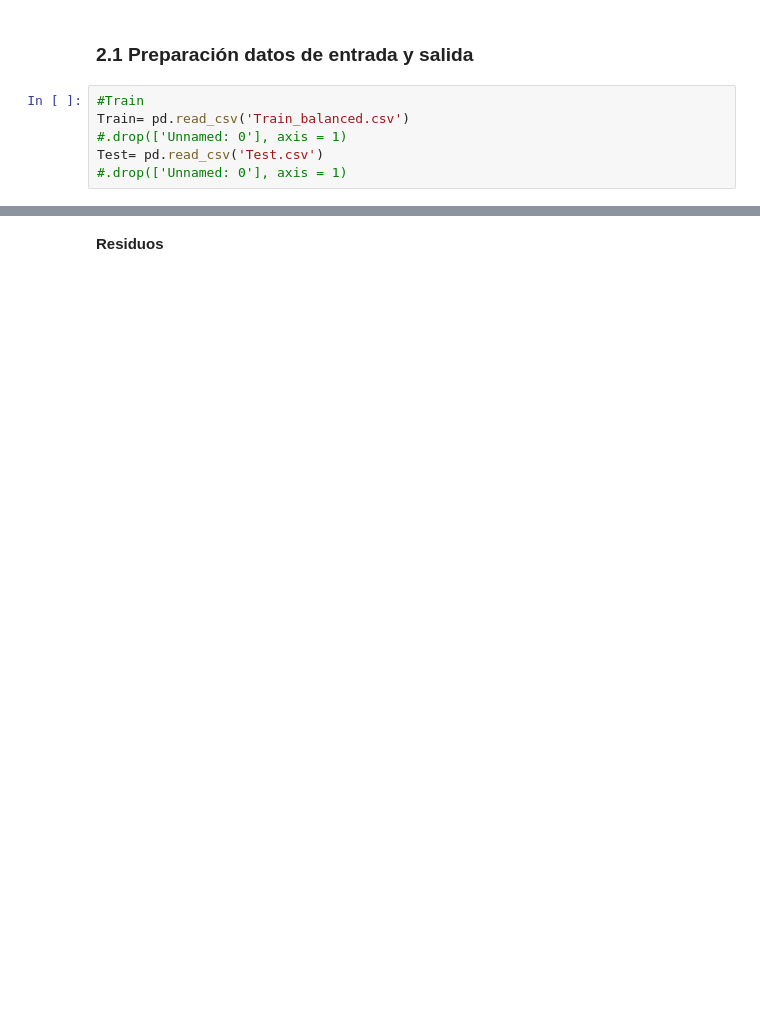
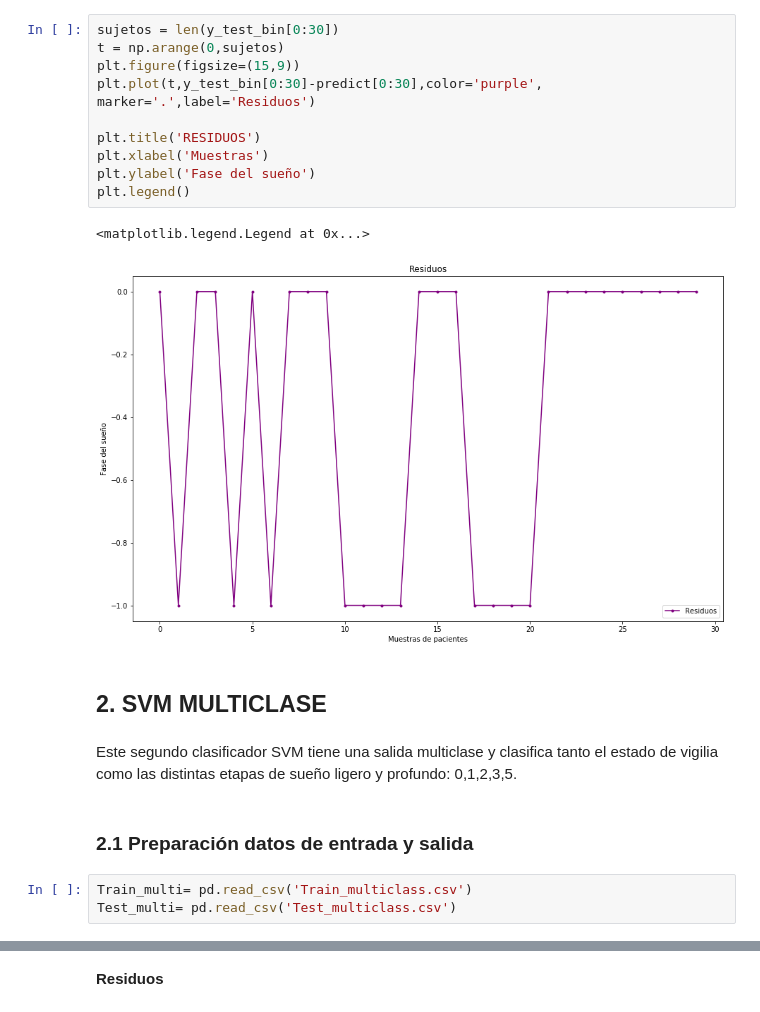
Before and after one commit to Noemiglois/SleepAnalysisWearable, a Jupyter notebook: Clasificador SVM.ipynb, the cells around one changed output, grey strips where cells are left out. Cells and saved outputs as stored; diff of their text form; blank space fills up the shorter version.

```diff
--- a/Clasificador SVM.ipynb
+++ b/Clasificador SVM.ipynb
@@ -44,9 +156,23 @@ En el siguiente apartado se preparan los datos para seleccionar una salida binar
+# %%
+sujetos = len(y_test_bin[0:30])
+t = np.arange(0,sujetos)
+plt.figure(figsize=(15,9))
+plt.plot(t,y_test_bin[0:30]-predict[0:30],color='purple', marker='.',label='Residuos')
+
+plt.title('RESIDUOS')
+plt.xlabel('Muestras')
+plt.ylabel('Fase del sueño')
+plt.legend()
+# %% [output]
+<matplotlib.legend.Legend at 0x...>
+[figure, added]
+# %% [markdown]
+## 2. SVM MULTICLASE
+# %% [markdown]
+Este segundo clasificador SVM tiene una salida multiclase y clasifica tanto el estado de vigilia como las distintas etapas de sueño ligero y profundo: 0,1,2,3,5.
 # %% [markdown]
 ### 2.1 Preparación datos de entrada y salida
-# %%
-#Train
-Train= pd.read_csv('Train_balanced.csv')
-#.drop(['Unnamed: 0'], axis = 1)
-Test= pd.read_csv('Test.csv')
-#.drop(['Unnamed: 0'], axis = 1)
+# %%
+Train_multi= pd.read_csv('Train_multiclass.csv')
+Test_multi= pd.read_csv('Test_multiclass.csv')
 # %%
```
Also changed, not shown: parts of 69 cells of this notebook, 13 other files.
